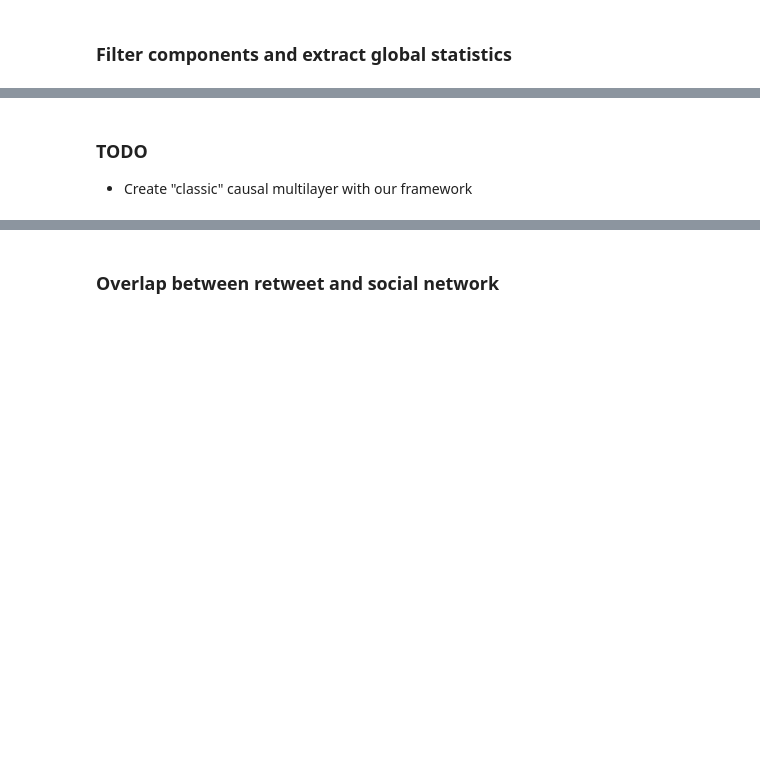
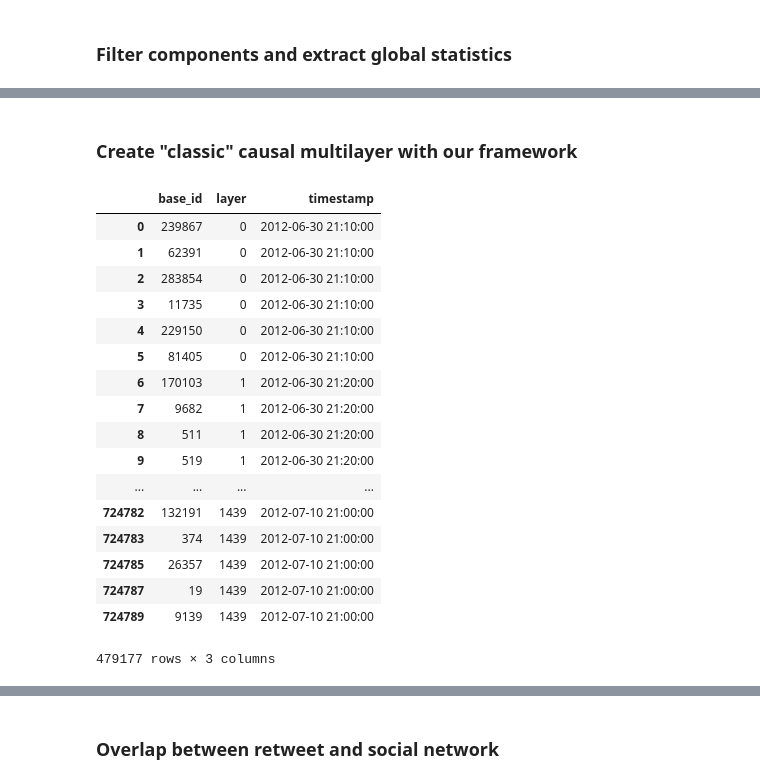
Before and after one commit to GNNX/higgs, a Jupyter notebook: Higgs twitter analysis.ipynb, the cells around one changed output, grey strips where cells are left out. Cells and saved outputs as stored; diff of their text form; code cells hidden in the pictures; blank space fills up the shorter version.

Commit message:
Causal multilayer graph created

```diff
--- a/Higgs twitter analysis.ipynb
+++ b/Higgs twitter analysis.ipynb
@@ -360,6 +363,45 @@ show(fig)
 # %% [output]
 [interactive output not drawn]
 # %% [markdown]
-### TODO
-
-- Create "classic" causal multilayer with our framework
+### Create "classic" causal multilayer with our framework
+# %%
+def create_pre_signal(input_df, freq=1, unit='min', action='RT'):
+    df = input_df.copy()
+    if action != '' and action is not None:
+        df = df[df['action'] == action]
+
+    df, unit = round_df(df, freq, unit)
+    df, delta_ts = create_layers(df, freq, unit)
+    df.reset_index(drop=False, inplace=True)
+
+    src_df = df[['src_id', 'layer', 'timestamp']].rename(columns = {'src_id':'base_id'})
+    tgt_df = df[['tgt_id', 'layer', 'timestamp']].rename(columns = {'tgt_id':'base_id'})
+
+    tgt_df['layer'] = tgt_df['layer'].apply(lambda x: x + 1)
+    tgt_df['timestamp'] = tgt_df['timestamp'].apply(lambda x: x + delta_ts)
+
+    return pd.concat([src_df, tgt_df], ignore_index=True) \
+                .sort('layer').reset_index(drop=True).drop_duplicates()
+
+pre_signal = create_pre_signal(ACTIVITY, 10, 'min', 'RT')
+# %%
+pre_signal
+# %% [output]
+|  | base_id | layer | timestamp |
+| 0 | 239867 | 0 | 2012-06-30 21:10:00 |
+| 1 | 62391 | 0 | 2012-06-30 21:10:00 |
+| 2 | 283854 | 0 | 2012-06-30 21:10:00 |
+| 3 | 11735 | 0 | 2012-06-30 21:10:00 |
+| 4 | 229150 | 0 | 2012-06-30 21:10:00 |
+| 5 | 81405 | 0 | 2012-06-30 21:10:00 |
+| 6 | 170103 | 1 | 2012-06-30 21:20:00 |
+| 7 | 9682 | 1 | 2012-06-30 21:20:00 |
+| 8 | 511 | 1 | 2012-06-30 21:20:00 |
+| 9 | 519 | 1 | 2012-06-30 21:20:00 |
+| ... | ... | ... | ... |
+| 724782 | 132191 | 1439 | 2012-07-10 21:00:00 |
+| 724783 | 374 | 1439 | 2012-07-10 21:00:00 |
+| 724785 | 26357 | 1439 | 2012-07-10 21:00:00 |
+| 724787 | 19 | 1439 | 2012-07-10 21:00:00 |
+| 724789 | 9139 | 1439 | 2012-07-10 21:00:00 |
+479177 rows × 3 columns
```
Also changed, not shown: parts of 18 cells of this notebook.
